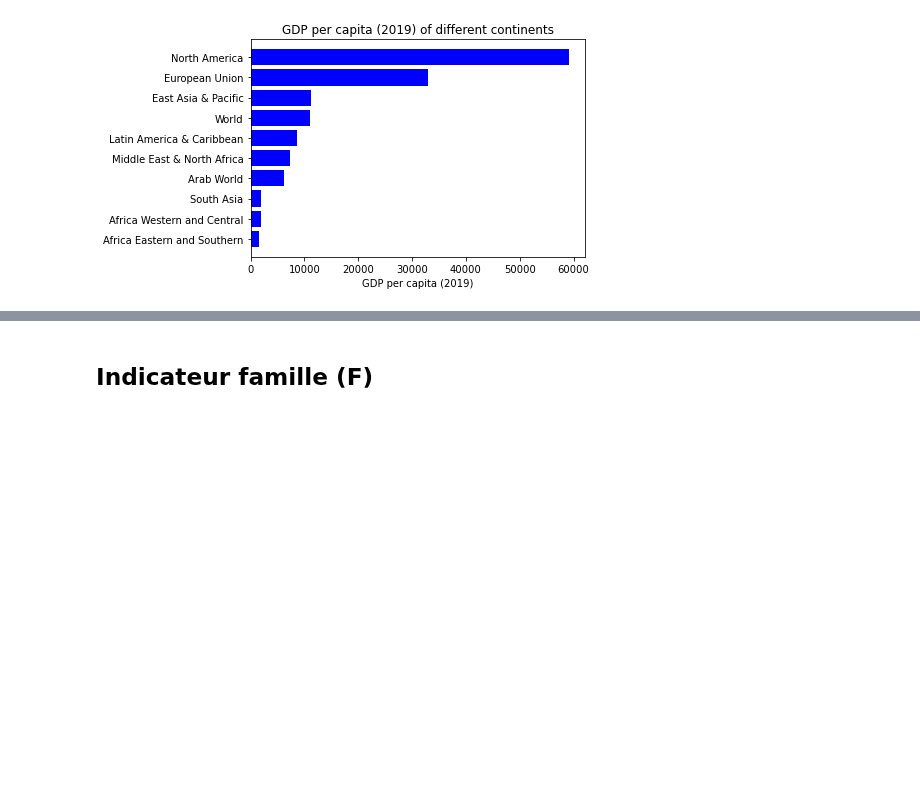
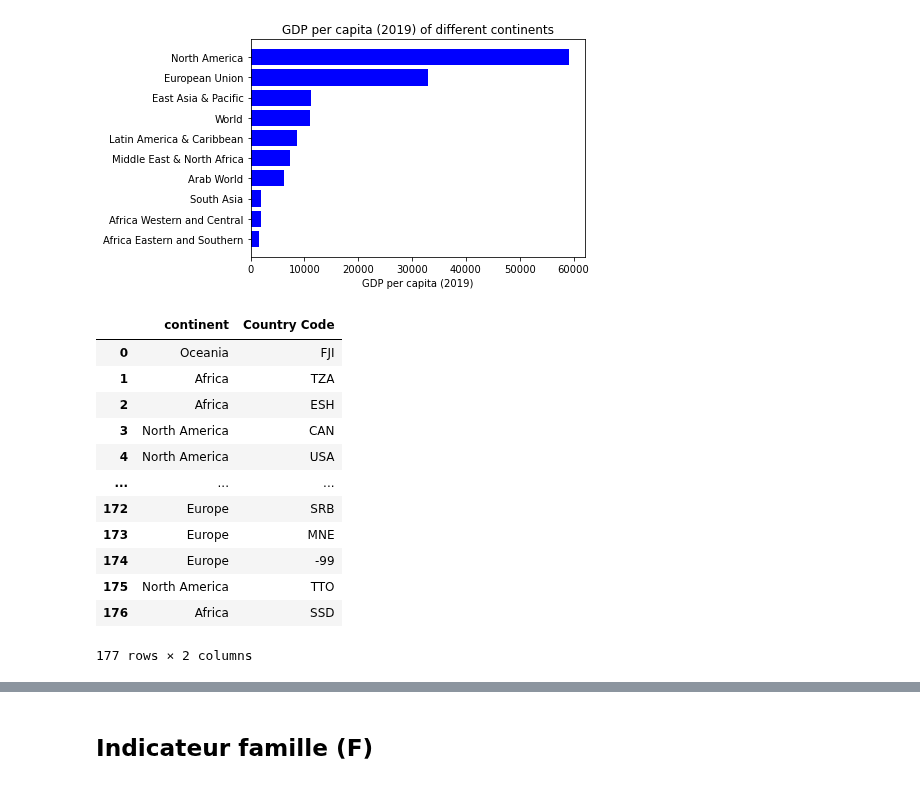
Before and after one commit to cmllbll/Gender-Inequalities-and-Development, a Jupyter notebook: stats descr indicateur.ipynb, the cells around one changed output, grey strips where cells are left out. Cells and saved outputs as stored; diff of their text form; code cells hidden in the pictures; blank space fills up the shorter version.

```diff
--- a/stats descr indicateur.ipynb
+++ b/stats descr indicateur.ipynb
@@ -168,3 +168,19 @@ plt.xlabel('GDP per capita (2019)')
 # %% [output]
 Text(0.5, 0, 'GDP per capita (2019)')
 [figure]
+# %%
+df_world
+# %% [output]
+|  | continent | Country Code |
+| 0 | Oceania | FJI |
+| 1 | Africa | TZA |
+| 2 | Africa | ESH |
+| 3 | North America | CAN |
+| 4 | North America | USA |
+| ... | ... | ... |
+| 172 | Europe | SRB |
+| 173 | Europe | MNE |
+| 174 | Europe | -99 |
+| 175 | North America | TTO |
+| 176 | Africa | SSD |
+177 rows × 2 columns
```
Also changed, not shown: parts of 3 cells of this notebook.
